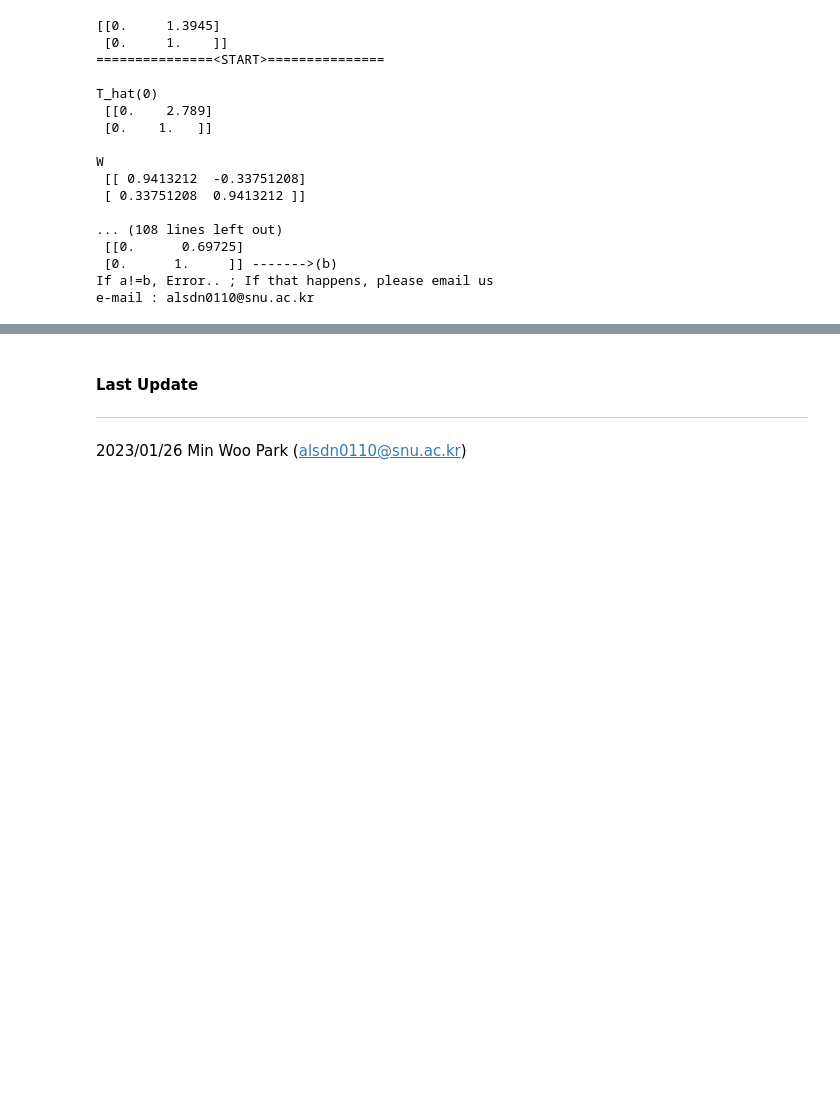
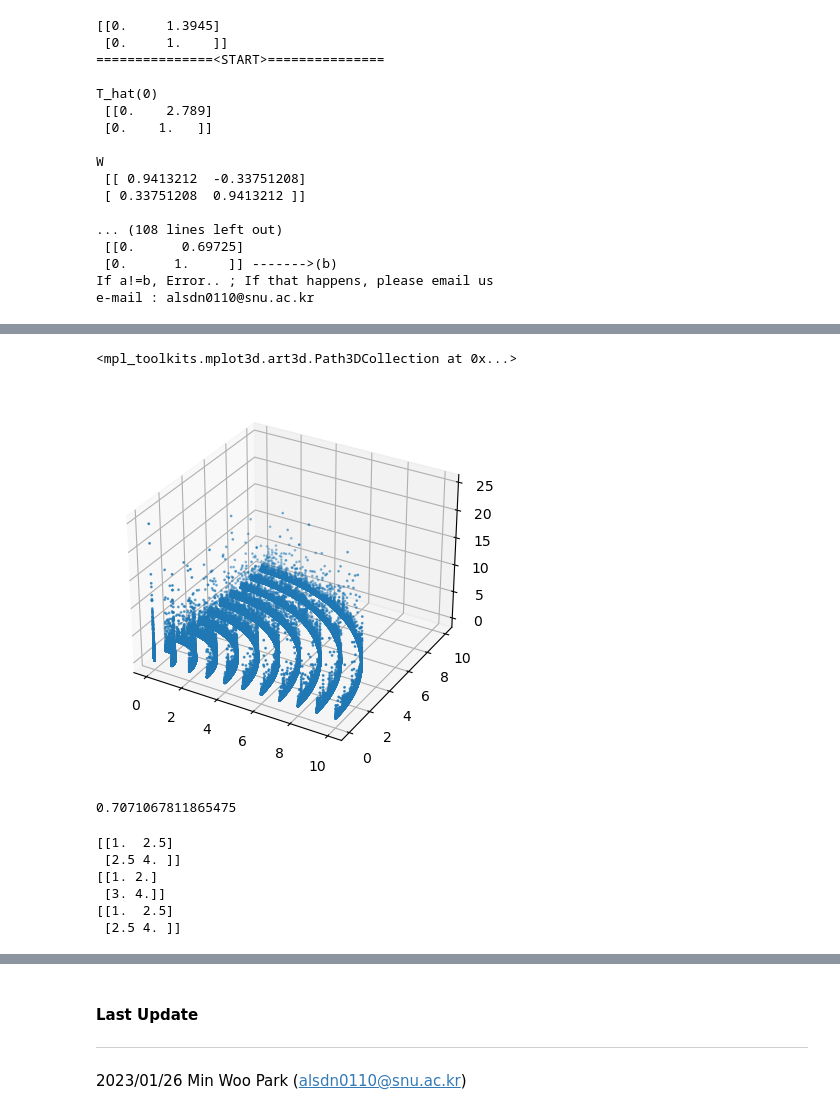
Before and after one commit to MinwooPark96/Computation-Mean-Transform-Convergence, a Jupyter notebook: paper_example.ipynb, the cells around one changed output, grey strips where cells are left out. Drawn from its saved outputs; the diff is of its cells as text; code cells hidden in the pictures; blank space fills up the shorter version.

```diff
--- a/paper_example.ipynb
+++ b/paper_example.ipynb
@@ -384,0 +462,36 @@ matrix([[-0.57738112, -0.75380394],
+# %%
+angle = np.linspace(0, np.pi/2, 10000)
+
+x = [np.cos(angle)[j]*i for i in range(11) for j in range(10000)]
+y = [np.sin(angle)[j]*i for i in range(11) for j in range(10000)]
+z = np.array(bucket)
+fig = plt.figure()
+ax = fig.add_subplot(111, projection='3d',alpha=0.5)
+ax.scatter3D(x, y, z,s=1,)
+# %% [output]
+<mpl_toolkits.mplot3d.art3d.Path3DCollection at 0x...>
+[figure, added]
+# %%
+1/np.sqrt(2)
+# %% [output]
+0.7071067811865475
+# %%
+import scipy
+T=np.matrix([1,2,3,4]).reshape(2,2)
+Transformer=MeanTrans()
+Transformer.transform(T,10)
+print(Transformer[1])
+
+UP,Z = scipy.linalg.schur(T)
+UP = np.matrix(UP)
+Z = np.matrix(Z)
+print(Z@UP@Z.H)
+Transformer.transform(UP,10)
+print(Z@Transformer[10]@Z.H)
+# %% [output]
+[[1.  2.5]
+ [2.5 4. ]]
+[[1. 2.]
+ [3. 4.]]
+[[1.  2.5]
+ [2.5 4. ]]
```
Also changed, not shown: parts of 7 cells of this notebook.
